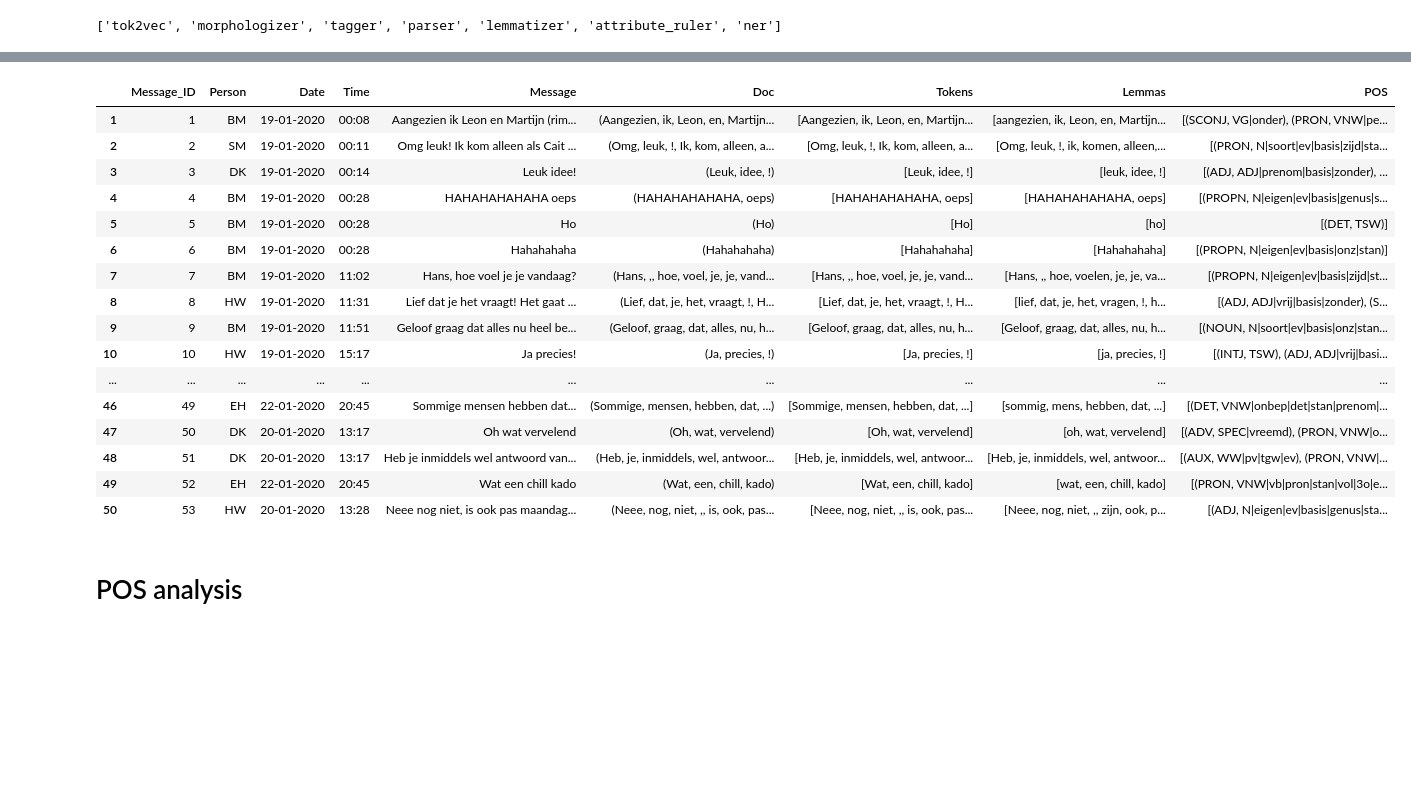
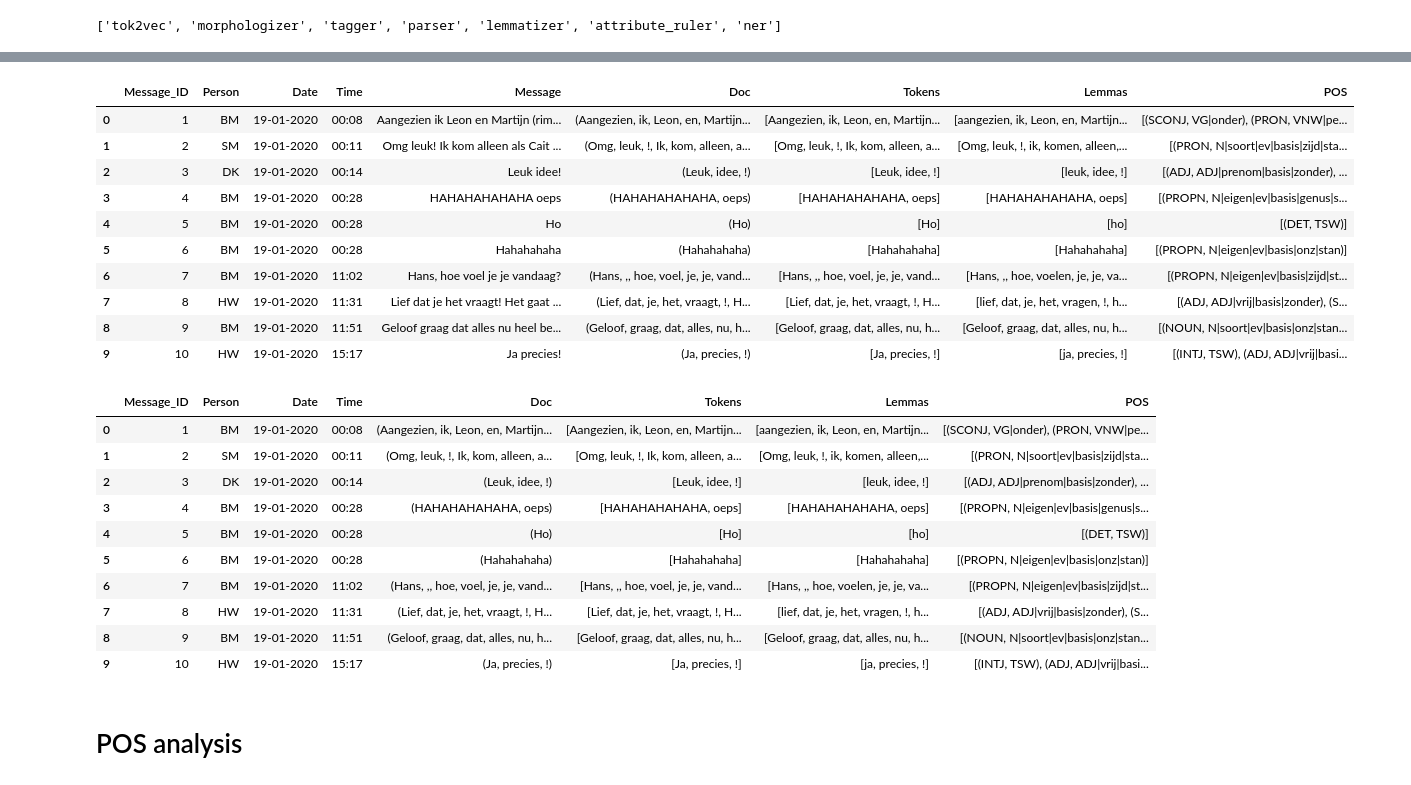
Before and after one commit to MaartjePfauder/WhatsappChatVriendinnetjes, a Jupyter notebook: ChatAnalysis.ipynb, the cells around one changed output, grey strips where cells are left out. Cells and saved outputs as stored; diff of their text form; code cells hidden in the pictures; blank space fills up the shorter version.

```diff
--- a/ChatAnalysis.ipynb
+++ b/ChatAnalysis.ipynb
@@ -123,3 +109,3 @@ def process_text(text):
 # %%
-# Apply the function to the "Text" column, so that the nlp pipeline is called on each student essay
-chat_df['Doc'] = chat_df['Message'].apply(process_text)
+# Apply the nlp function to the "Text" column, so that the nlp pipeline is called on each student essay
+chat_df['Doc'] = chat_df['Message'].apply(nlp)
@@ -183,22 +140,16 @@ chat_df = chat_df.reset_index().rename(columns={"index": "Message_ID"})
 # %%
 chat_df.index.name = None
 # %%
-chat_df.head(50)
+chat_df.head(10)
 # %% [output]
 |  | Message_ID | Person | Date | Time | Message | Doc | Tokens | Lemmas | POS |
-| 1 | 1 | BM | 19-01-2020 | 00:08 | Aangezien ik Leon en Martijn (rim... | (Aangezien, ik, Leon, en, Martijn... | [Aangezien, ik, Leon, en, Martijn... | [aangezien, ik, Leon, en, Martijn... | [(SCONJ, VG|onder), (PRON, VNW|pe... |
-| 2 | 2 | SM | 19-01-2020 | 00:11 | Omg leuk! Ik kom alleen als Cait ... | (Omg, leuk, !, Ik, kom, alleen, a... | [Omg, leuk, !, Ik, kom, alleen, a... | [Omg, leuk, !, ik, komen, alleen,... | [(PRON, N|soort|ev|basis|zijd|sta... |
-| 3 | 3 | DK | 19-01-2020 | 00:14 | Leuk idee! | (Leuk, idee, !) | [Leuk, idee, !] | [leuk, idee, !] | [(ADJ, ADJ|prenom|basis|zonder), ... |
-| 4 | 4 | BM | 19-01-2020 | 00:28 | HAHAHAHAHAHA oeps | (HAHAHAHAHAHA, oeps) | [HAHAHAHAHAHA, oeps] | [HAHAHAHAHAHA, oeps] | [(PROPN, N|eigen|ev|basis|genus|s... |
-| 5 | 5 | BM | 19-01-2020 | 00:28 | Ho | (Ho) | [Ho] | [ho] | [(DET, TSW)] |
-| 6 | 6 | BM | 19-01-2020 | 00:28 | Hahahahaha | (Hahahahaha) | [Hahahahaha] | [Hahahahaha] | [(PROPN, N|eigen|ev|basis|onz|stan)] |
-| 7 | 7 | BM | 19-01-2020 | 11:02 | Hans, hoe voel je je vandaag? | (Hans, ,, hoe, voel, je, je, vand... | [Hans, ,, hoe, voel, je, je, vand... | [Hans, ,, hoe, voelen, je, je, va... | [(PROPN, N|eigen|ev|basis|zijd|st... |
-| 8 | 8 | HW | 19-01-2020 | 11:31 | Lief dat je het vraagt! Het gaat ... | (Lief, dat, je, het, vraagt, !, H... | [Lief, dat, je, het, vraagt, !, H... | [lief, dat, je, het, vragen, !, h... | [(ADJ, ADJ|vrij|basis|zonder), (S... |
-| 9 | 9 | BM | 19-01-2020 | 11:51 | Geloof graag dat alles nu heel be... | (Geloof, graag, dat, alles, nu, h... | [Geloof, graag, dat, alles, nu, h... | [Geloof, graag, dat, alles, nu, h... | [(NOUN, N|soort|ev|basis|onz|stan... |
-| 10 | 10 | HW | 19-01-2020 | 15:17 | Ja precies! | (Ja, precies, !) | [Ja, precies, !] | [ja, precies, !] | [(INTJ, TSW), (ADJ, ADJ|vrij|basi... |
-| ... | ... | ... | ... | ... | ... | ... | ... | ... | ... |
-| 46 | 49 | EH | 22-01-2020 | 20:45 | Sommige mensen hebben dat... | (Sommige, mensen, hebben, dat, ...) | [Sommige, mensen, hebben, dat, ...] | [sommig, mens, hebben, dat, ...] | [(DET, VNW|onbep|det|stan|prenom|... |
-| 47 | 50 | DK | 20-01-2020 | 13:17 | Oh wat vervelend | (Oh, wat, vervelend) | [Oh, wat, vervelend] | [oh, wat, vervelend] | [(ADV, SPEC|vreemd), (PRON, VNW|o... |
-| 48 | 51 | DK | 20-01-2020 | 13:17 | Heb je inmiddels wel antwoord van... | (Heb, je, inmiddels, wel, antwoor... | [Heb, je, inmiddels, wel, antwoor... | [Heb, je, inmiddels, wel, antwoor... | [(AUX, WW|pv|tgw|ev), (PRON, VNW|... |
-| 49 | 52 | EH | 22-01-2020 | 20:45 | Wat een chill kado | (Wat, een, chill, kado) | [Wat, een, chill, kado] | [wat, een, chill, kado] | [(PRON, VNW|vb|pron|stan|vol|3o|e... |
-| 50 | 53 | HW | 20-01-2020 | 13:28 | Neee nog niet, is ook pas maandag... | (Neee, nog, niet, ,, is, ook, pas... | [Neee, nog, niet, ,, is, ook, pas... | [Neee, nog, niet, ,, zijn, ook, p... | [(ADJ, N|eigen|ev|basis|genus|sta... |
+| 0 | 1 | BM | 19-01-2020 | 00:08 | Aangezien ik Leon en Martijn (rim... | (Aangezien, ik, Leon, en, Martijn... | [Aangezien, ik, Leon, en, Martijn... | [aangezien, ik, Leon, en, Martijn... | [(SCONJ, VG|onder), (PRON, VNW|pe... |
+| 1 | 2 | SM | 19-01-2020 | 00:11 | Omg leuk! Ik kom alleen als Cait ... | (Omg, leuk, !, Ik, kom, alleen, a... | [Omg, leuk, !, Ik, kom, alleen, a... | [Omg, leuk, !, ik, komen, alleen,... | [(PRON, N|soort|ev|basis|zijd|sta... |
+| 2 | 3 | DK | 19-01-2020 | 00:14 | Leuk idee! | (Leuk, idee, !) | [Leuk, idee, !] | [leuk, idee, !] | [(ADJ, ADJ|prenom|basis|zonder), ... |
+| 3 | 4 | BM | 19-01-2020 | 00:28 | HAHAHAHAHAHA oeps | (HAHAHAHAHAHA, oeps) | [HAHAHAHAHAHA, oeps] | [HAHAHAHAHAHA, oeps] | [(PROPN, N|eigen|ev|basis|genus|s... |
+| 4 | 5 | BM | 19-01-2020 | 00:28 | Ho | (Ho) | [Ho] | [ho] | [(DET, TSW)] |
+| 5 | 6 | BM | 19-01-2020 | 00:28 | Hahahahaha | (Hahahahaha) | [Hahahahaha] | [Hahahahaha] | [(PROPN, N|eigen|ev|basis|onz|stan)] |
+| 6 | 7 | BM | 19-01-2020 | 11:02 | Hans, hoe voel je je vandaag? | (Hans, ,, hoe, voel, je, je, vand... | [Hans, ,, hoe, voel, je, je, vand... | [Hans, ,, hoe, voelen, je, je, va... | [(PROPN, N|eigen|ev|basis|zijd|st... |
+| 7 | 8 | HW | 19-01-2020 | 11:31 | Lief dat je het vraagt! Het gaat ... | (Lief, dat, je, het, vraagt, !, H... | [Lief, dat, je, het, vraagt, !, H... | [lief, dat, je, het, vragen, !, h... | [(ADJ, ADJ|vrij|basis|zonder), (S... |
+| 8 | 9 | BM | 19-01-2020 | 11:51 | Geloof graag dat alles nu heel be... | (Geloof, graag, dat, alles, nu, h... | [Geloof, graag, dat, alles, nu, h... | [Geloof, graag, dat, alles, nu, h... | [(NOUN, N|soort|ev|basis|onz|stan... |
+| 9 | 10 | HW | 19-01-2020 | 15:17 | Ja precies! | (Ja, precies, !) | [Ja, precies, !] | [ja, precies, !] | [(INTJ, TSW), (ADJ, ADJ|vrij|basi... |
@@ -207,3 +158,17 @@ chat_df.head(10)
+# %%
+chat_df.head(10)
+# %% [output]
+|  | Message_ID | Person | Date | Time | Doc | Tokens | Lemmas | POS |
+| 0 | 1 | BM | 19-01-2020 | 00:08 | (Aangezien, ik, Leon, en, Martijn... | [Aangezien, ik, Leon, en, Martijn... | [aangezien, ik, Leon, en, Martijn... | [(SCONJ, VG|onder), (PRON, VNW|pe... |
+| 1 | 2 | SM | 19-01-2020 | 00:11 | (Omg, leuk, !, Ik, kom, alleen, a... | [Omg, leuk, !, Ik, kom, alleen, a... | [Omg, leuk, !, ik, komen, alleen,... | [(PRON, N|soort|ev|basis|zijd|sta... |
+| 2 | 3 | DK | 19-01-2020 | 00:14 | (Leuk, idee, !) | [Leuk, idee, !] | [leuk, idee, !] | [(ADJ, ADJ|prenom|basis|zonder), ... |
+| 3 | 4 | BM | 19-01-2020 | 00:28 | (HAHAHAHAHAHA, oeps) | [HAHAHAHAHAHA, oeps] | [HAHAHAHAHAHA, oeps] | [(PROPN, N|eigen|ev|basis|genus|s... |
+| 4 | 5 | BM | 19-01-2020 | 00:28 | (Ho) | [Ho] | [ho] | [(DET, TSW)] |
+| 5 | 6 | BM | 19-01-2020 | 00:28 | (Hahahahaha) | [Hahahahaha] | [Hahahahaha] | [(PROPN, N|eigen|ev|basis|onz|stan)] |
+| 6 | 7 | BM | 19-01-2020 | 11:02 | (Hans, ,, hoe, voel, je, je, vand... | [Hans, ,, hoe, voel, je, je, vand... | [Hans, ,, hoe, voelen, je, je, va... | [(PROPN, N|eigen|ev|basis|zijd|st... |
+| 7 | 8 | HW | 19-01-2020 | 11:31 | (Lief, dat, je, het, vraagt, !, H... | [Lief, dat, je, het, vraagt, !, H... | [lief, dat, je, het, vragen, !, h... | [(ADJ, ADJ|vrij|basis|zonder), (S... |
+| 8 | 9 | BM | 19-01-2020 | 11:51 | (Geloof, graag, dat, alles, nu, h... | [Geloof, graag, dat, alles, nu, h... | [Geloof, graag, dat, alles, nu, h... | [(NOUN, N|soort|ev|basis|onz|stan... |
+| 9 | 10 | HW | 19-01-2020 | 15:17 | (Ja, precies, !) | [Ja, precies, !] | [ja, precies, !] | [(INTJ, TSW), (ADJ, ADJ|vrij|basi... |
 # %%
 #Export dataset (use utf_8-sig for better encoding emoticons)
 chat_df.to_csv("corpus.csv", index=False, encoding="utf-8-sig")
```
Also changed, not shown: parts of 14 cells of this notebook, 20 other files.
